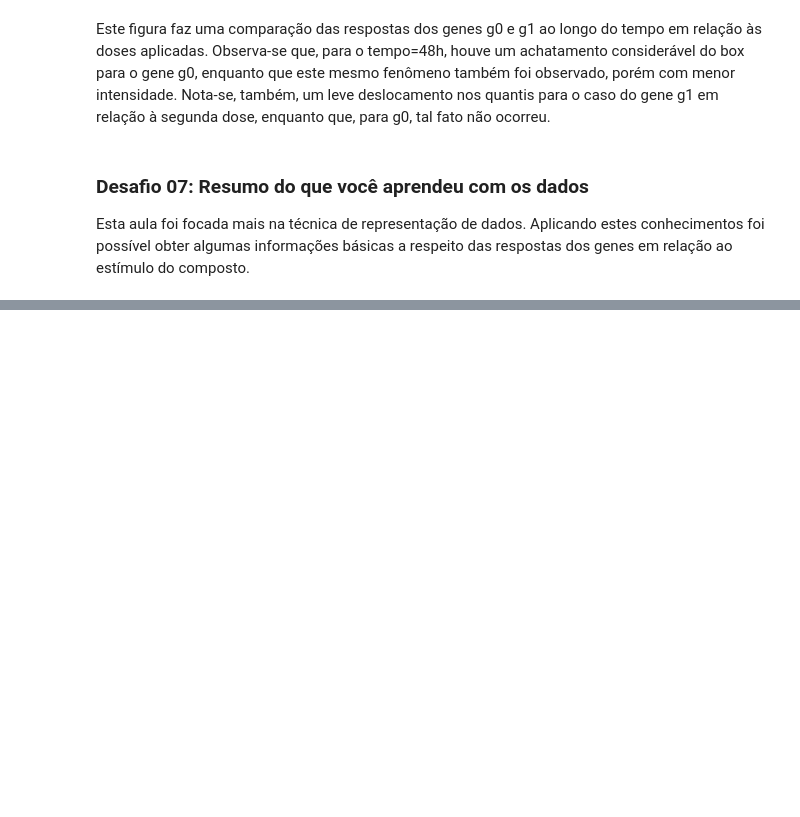
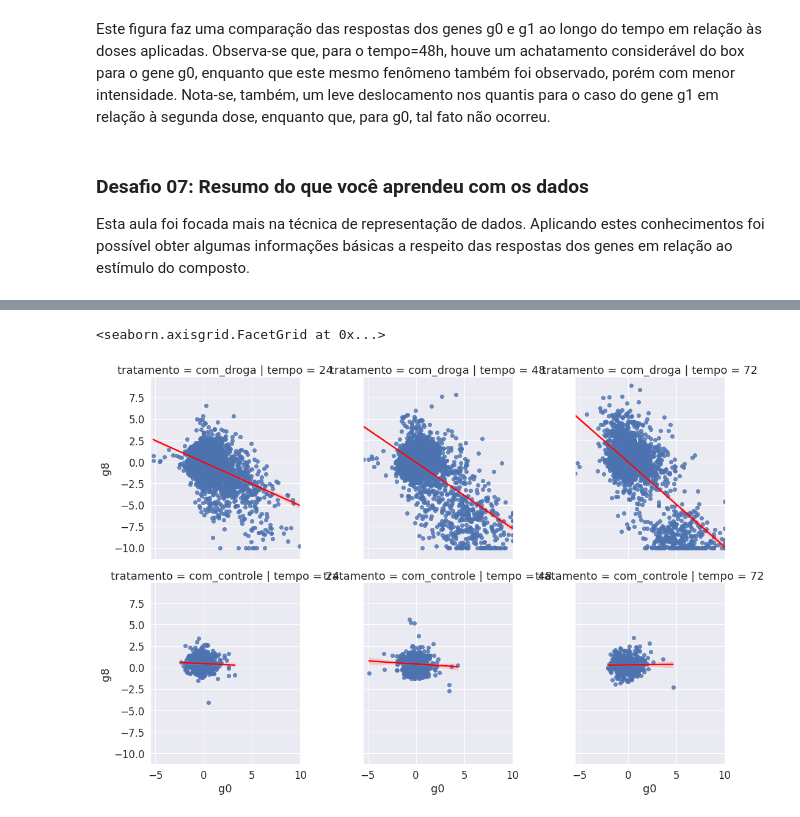
Before and after one commit to abasilio91/imersao_alura, a Jupyter notebook: imersaoAlura.ipynb, the cells around one changed output, grey strips where cells are left out. Cells and saved outputs as stored; diff of their text form; code cells hidden in the pictures; blank space fills up the shorter version.

```diff
--- a/imersaoAlura.ipynb
+++ b/imersaoAlura.ipynb
@@ -378,0 +409,5 @@ Esta aula foi focada mais na técnica de representação de dados. Aplicando est
+# %%
+sns.lmplot(data=dados, x='g0', y='g8', line_kws={'color':'red'}, col='tempo', row='tratamento') #linear model com separado por tratamento e tempo
+# %% [output]
+<seaborn.axisgrid.FacetGrid at 0x...>
+[figure, added]
```
Also changed, not shown: parts of 28 cells of this notebook.
